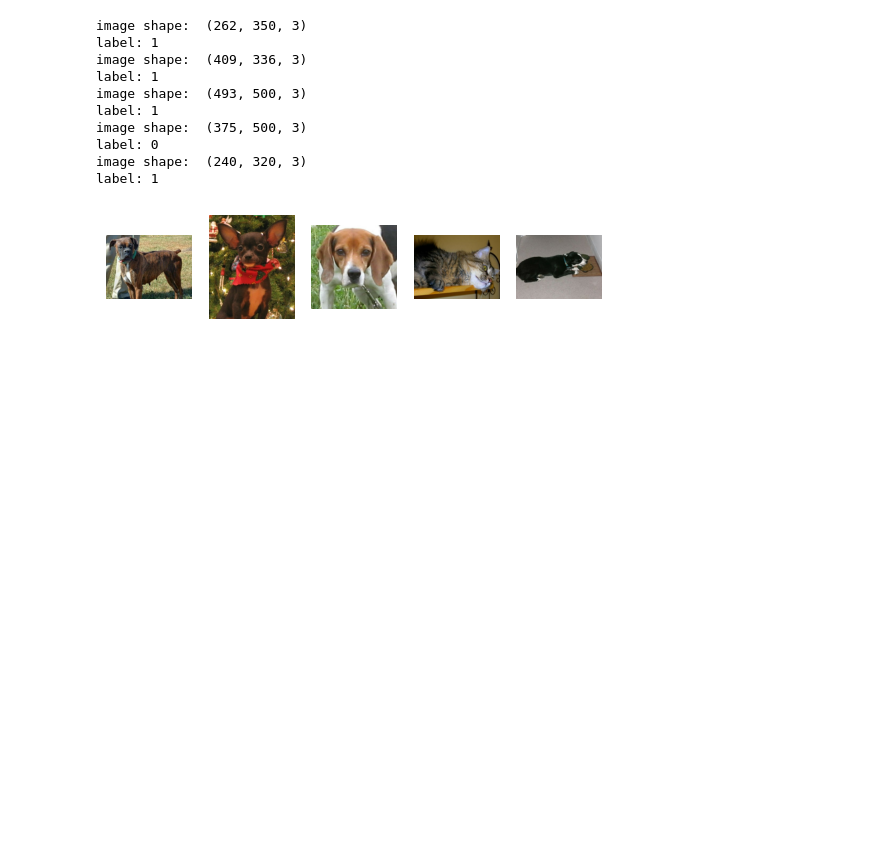
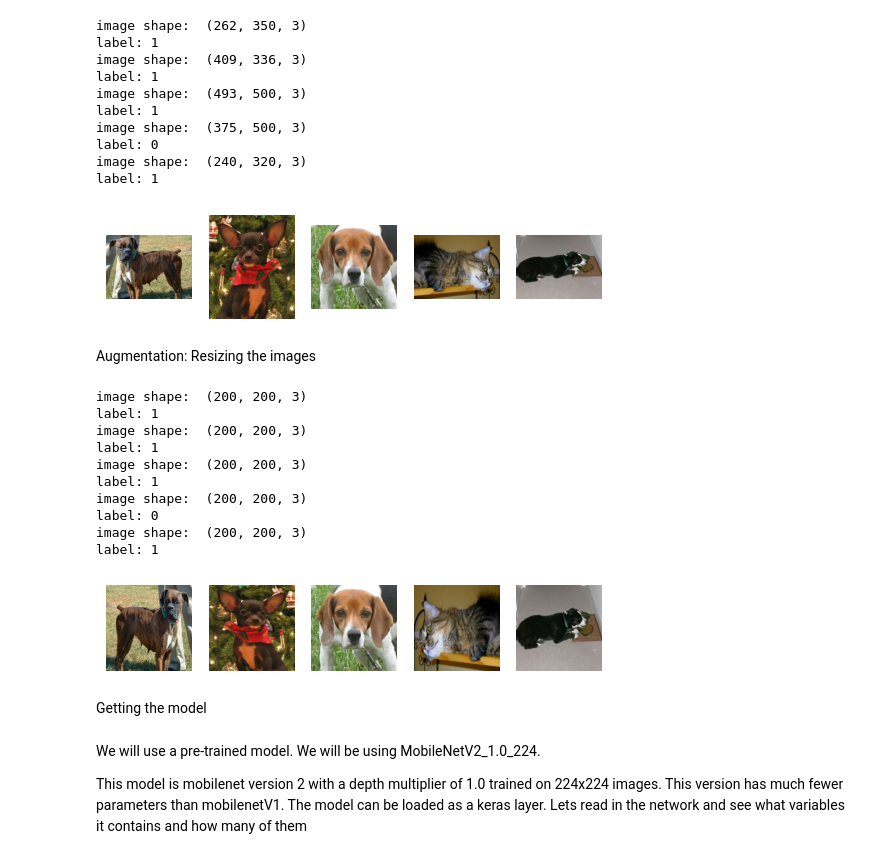
Before and after one commit to shayan823/DeepLearning, a Jupyter notebook: transfer_learning.ipynb, the cells around one changed output. Saved outputs shown, nothing was run; the diff lists cells and outputs as text; code cells hidden in the pictures; blank space fills up the shorter version.

Commit message:
mobilenet

```diff
--- a/transfer_learning.ipynb
+++ b/transfer_learning.ipynb
@@ -94,3 +90,37 @@ label: 0
 image shape:  (240, 320, 3)
 label: 1
 [figure]
+# %% [markdown]
+Augmentation: Resizing the images
+# %%
+train = train_ds.map(
+    lambda image, label: (tf.image.convert_image_dtype(image, tf.float64), label)
+).cache( #cache images
+).map( # resize for input
+      lambda image, label: (tf.image.resize(image, [200,200]),label)
+).map( # random horizontal flip
+      lambda image, label: (tf.image.random_flip_left_right(image), label)
+).take(5
+)
+# %%
+f, axarr = plt.subplots(1,5)
+
+i = 0
+for image, label in train:
+  print('image shape: ', np.shape(image));
+  tf.print('label:',label);
+  axarr[i].imshow(image);
+  axarr[i].axis('off');
+  i=i+1
+# %% [output]
+image shape:  (200, 200, 3)
+label: 1
+image shape:  (200, 200, 3)
+label: 1
+image shape:  (200, 200, 3)
+label: 1
+image shape:  (200, 200, 3)
+label: 0
+image shape:  (200, 200, 3)
+label: 1
+[figure, added]
@@ -96,0 +153,6 @@ label: 1
+# %% [markdown]
+Getting the model
+# %% [markdown]
+We will use a pre-trained model. We will be using MobileNetV2_1.0_224.
+
+This model is mobilenet version 2 with a depth multiplier of 1.0 trained on 224x224 images. This version has much fewer parameters than mobilenetV1. The model can be loaded as a keras layer. Lets read in the network and see what variables it contains and how many of them
```
Also changed, not shown: parts of 32 cells of this notebook.
